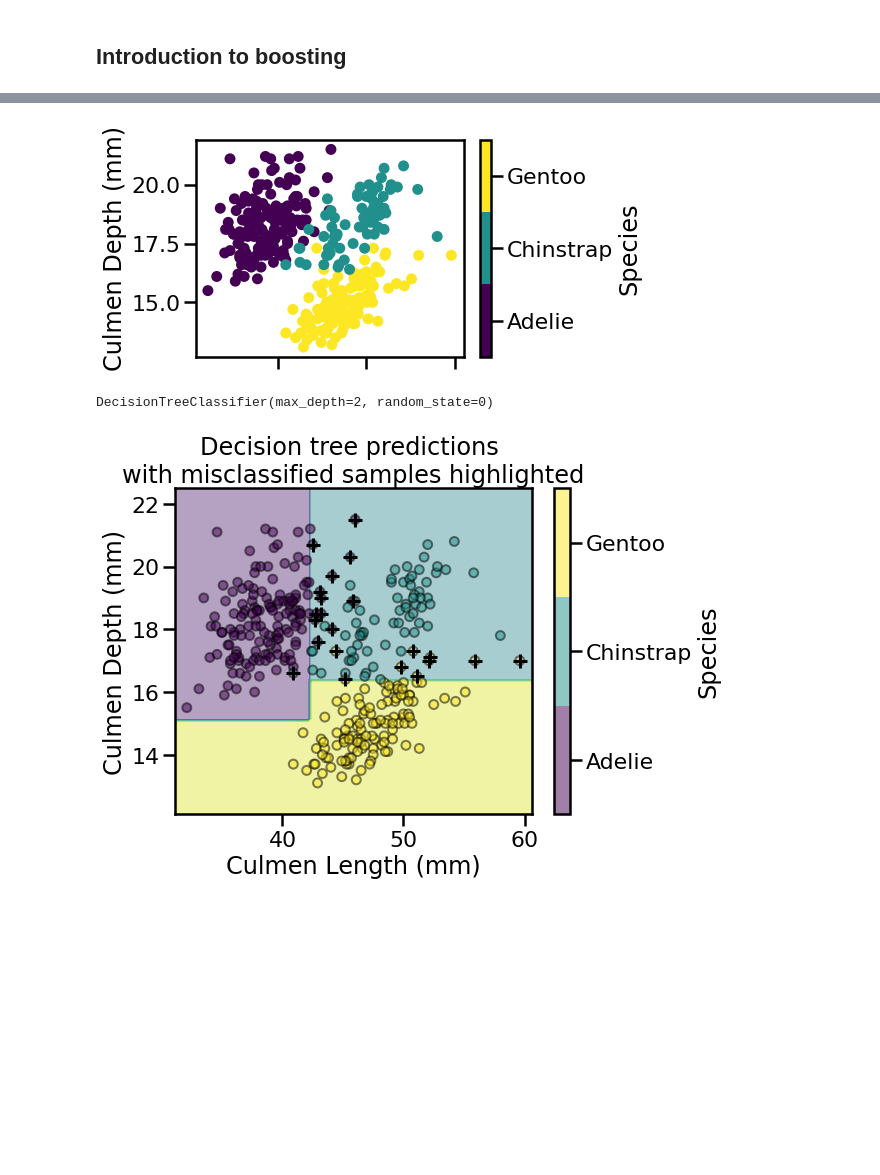
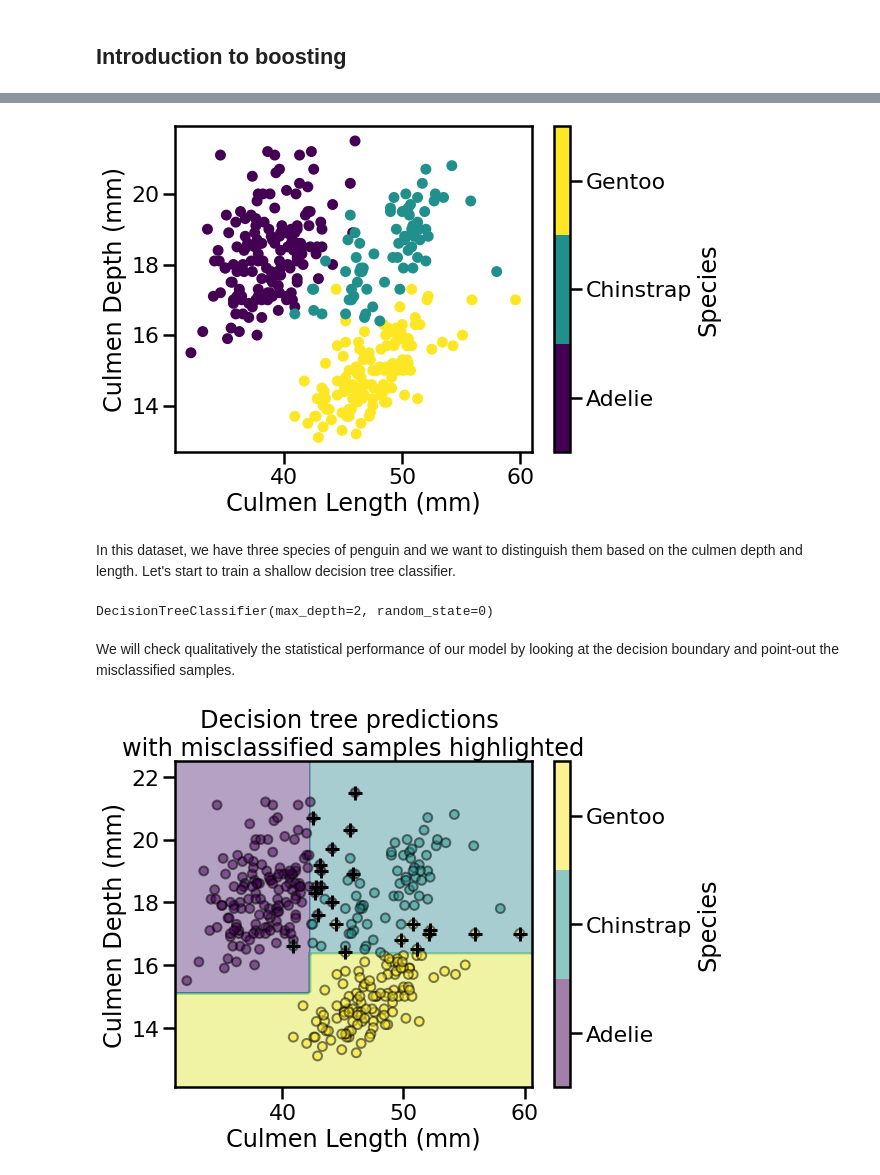
Before and after one commit to glemaitre/datascience_middle_course, a Jupyter notebook: 03_trees_based_models/03_ensemble_boosting.ipynb, the cells around one changed output, grey strips where cells are left out. Cells and saved outputs as stored; diff of their text form; code cells hidden in the pictures; blank space fills up the shorter version.

```diff
--- a/03_trees_based_models/03_ensemble_boosting.ipynb
+++ b/03_trees_based_models/03_ensemble_boosting.ipynb
@@ -21,16 +25,22 @@ import seaborn as sns
 sns.set_context("poster")
 # %%
 import matplotlib.pyplot as plt
+
+_, ax = plt.subplots(figsize=(8, 6))
 
 _ = data.plot.scatter(
     x="Culmen Length (mm)",
     y="Culmen Depth (mm)",
     c="Species",
     s=80,
     cmap=plt.cm.viridis,
+    ax=ax,
 )
 # %% [output]
-[figure, old version]
+[figure, new version]
+# %% [markdown]
+In this dataset, we have three species of penguin and we want to distinguish them based on the culmen depth and length.
+Let's start to train a shallow decision tree classifier.
 # %%
 from sklearn.tree import DecisionTreeClassifier
 
@@ -38,6 +48,8 @@ tree = DecisionTreeClassifier(max_depth=2, random_state=0)
 tree.fit(X, y)
 # %% [output]
 DecisionTreeClassifier(max_depth=2, random_state=0)
+# %% [markdown]
+We will check qualitatively the statistical performance of our model by looking at the decision boundary and point-out the misclassified samples.
 # %%
 import numpy as np
 
```
Also changed, not shown: parts of 40 cells of this notebook, 3 other files.
